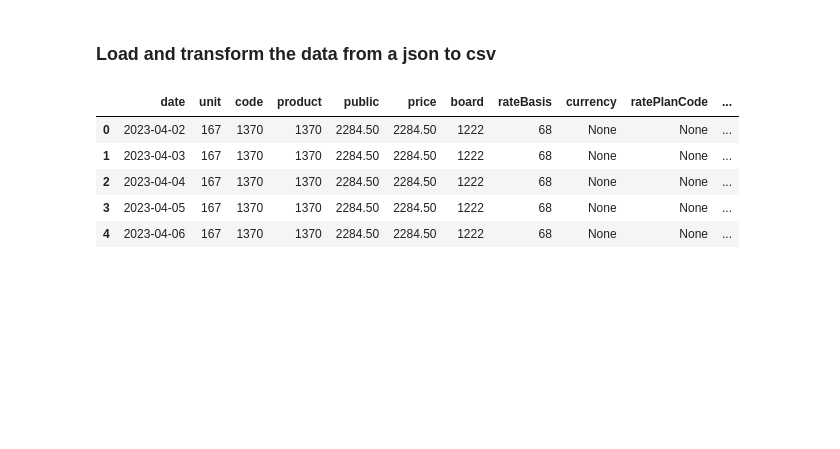
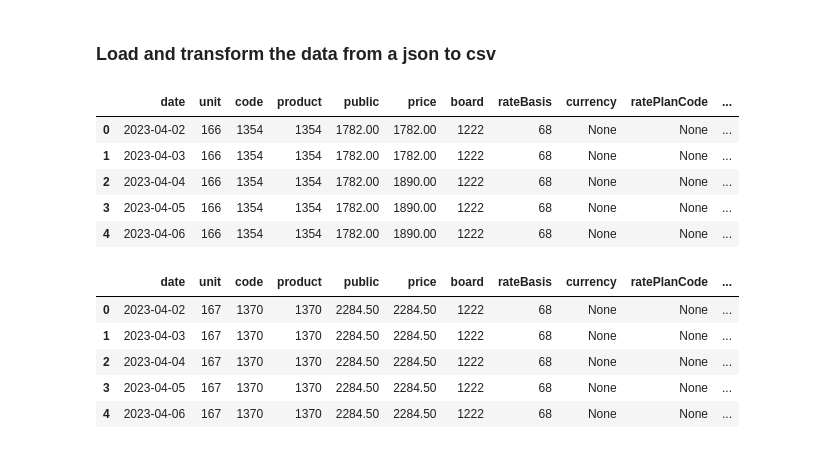
Before and after one commit to moradAbdessamad/dynamic_priscing, a Jupyter notebook: Clean/load.ipynb, the cells around one changed output. Drawn from its saved outputs; the diff is of its cells as text; code cells hidden in the pictures; blank space fills up the shorter version.

Commit message:
Fixing the UNITS

```diff
--- a/Clean/load.ipynb
+++ b/Clean/load.ipynb
@@ -69,6 +69,19 @@ def load_and_transform_data(file_path):
 
     df = pd.DataFrame(records)
     return df
+# %%
+df_166 = load_and_transform_data('../TransfromedData/transformed_products_units_166.json')
+df_167 = load_and_transform_data('../TransfromedData/transformed_products_units_167.json')
+df_187 = load_and_transform_data('../TransfromedData/transformed_products_units_187.json')
+# %%
+df_166.head()
+# %% [output]
+|  | date | unit | code | product | public | price | board | rateBasis | currency | ratePlanCode | ... |
+| 0 | 2023-04-02 | 166 | 1354 | 1354 | 1782.00 | 1782.00 | 1222 | 68 | None | None | ... |
+| 1 | 2023-04-03 | 166 | 1354 | 1354 | 1782.00 | 1782.00 | 1222 | 68 | None | None | ... |
+| 2 | 2023-04-04 | 166 | 1354 | 1354 | 1782.00 | 1890.00 | 1222 | 68 | None | None | ... |
+| 3 | 2023-04-05 | 166 | 1354 | 1354 | 1782.00 | 1890.00 | 1222 | 68 | None | None | ... |
+| 4 | 2023-04-06 | 166 | 1354 | 1354 | 1782.00 | 1890.00 | 1222 | 68 | None | None | ... |
 # %%
 df = load_and_transform_data('../TransfromedData/transformed_products_units.json')
 df.head()
```
Also changed, not shown: 1 other file.
